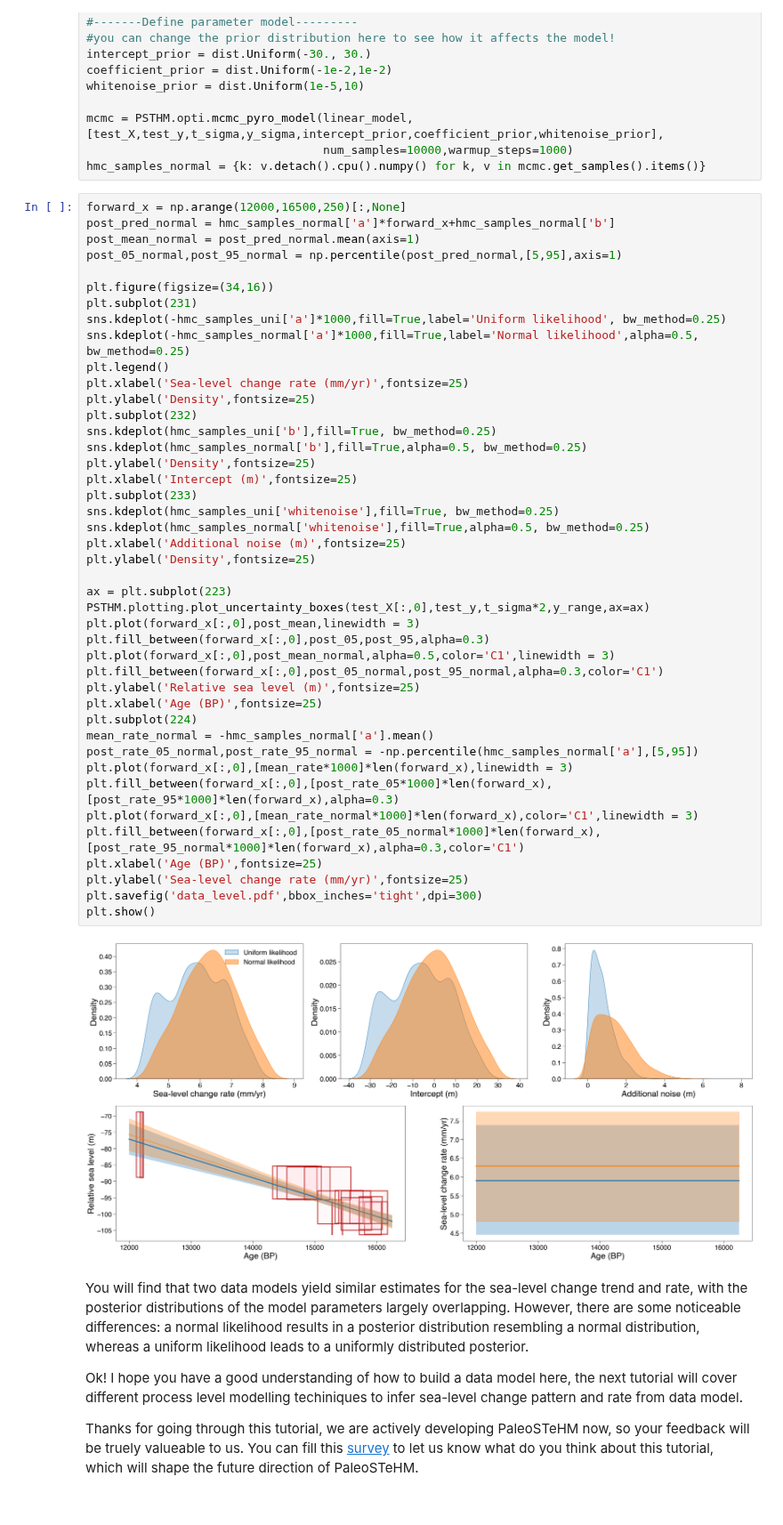
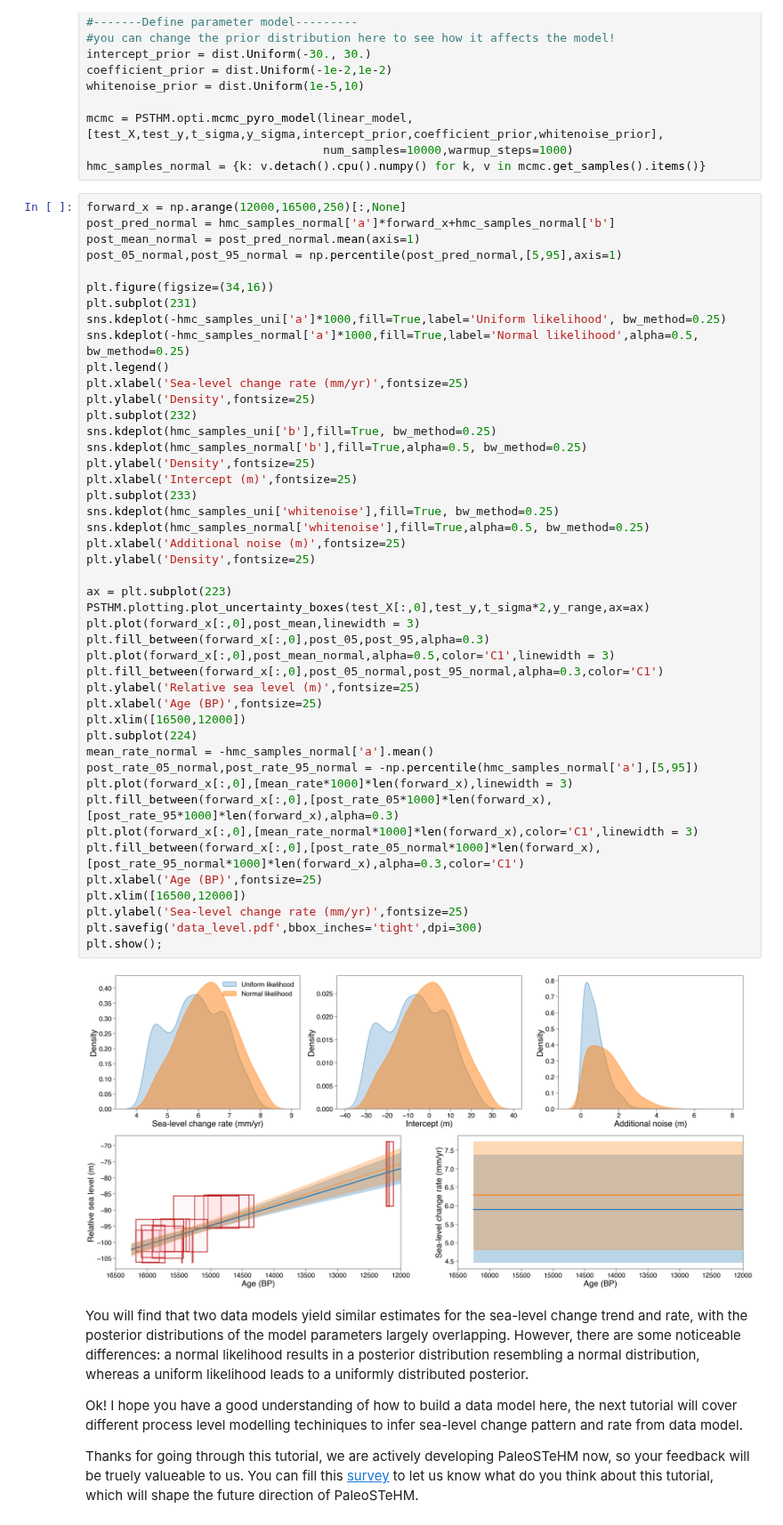
Before and after one commit to radical-collaboration/PaleoSTeHM, a Jupyter notebook: Tutorials/1.Introduction/1.Introduction.ipynb, the cells around one changed output. Shown at 89% size. Cells and saved outputs as stored; diff of their text form.

```diff
--- a/Tutorials/1.Introduction/1.Introduction.ipynb
+++ b/Tutorials/1.Introduction/1.Introduction.ipynb
@@ -321,35 +320,37 @@ plt.ylabel('Density',fontsize=25)
 plt.subplot(232)
 sns.kdeplot(hmc_samples_uni['b'],fill=True, bw_method=0.25)
 sns.kdeplot(hmc_samples_normal['b'],fill=True,alpha=0.5, bw_method=0.25)
 plt.ylabel('Density',fontsize=25)
 plt.xlabel('Intercept (m)',fontsize=25)
 plt.subplot(233)
 sns.kdeplot(hmc_samples_uni['whitenoise'],fill=True, bw_method=0.25)
 sns.kdeplot(hmc_samples_normal['whitenoise'],fill=True,alpha=0.5, bw_method=0.25)
 plt.xlabel('Additional noise (m)',fontsize=25)
 plt.ylabel('Density',fontsize=25)
 
 ax = plt.subplot(223)
 PSTHM.plotting.plot_uncertainty_boxes(test_X[:,0],test_y,t_sigma*2,y_range,ax=ax)
 plt.plot(forward_x[:,0],post_mean,linewidth = 3)
 plt.fill_between(forward_x[:,0],post_05,post_95,alpha=0.3)
 plt.plot(forward_x[:,0],post_mean_normal,alpha=0.5,color='C1',linewidth = 3)
 plt.fill_between(forward_x[:,0],post_05_normal,post_95_normal,alpha=0.3,color='C1')
 plt.ylabel('Relative sea level (m)',fontsize=25)
 plt.xlabel('Age (BP)',fontsize=25)
+plt.xlim([16500,12000])
 plt.subplot(224)
 mean_rate_normal = -hmc_samples_normal['a'].mean()
 post_rate_05_normal,post_rate_95_normal = -np.percentile(hmc_samples_normal['a'],[5,95])
 plt.plot(forward_x[:,0],[mean_rate*1000]*len(forward_x),linewidth = 3)
 plt.fill_between(forward_x[:,0],[post_rate_05*1000]*len(forward_x),[post_rate_95*1000]*len(forward_x),alpha=0.3)
 plt.plot(forward_x[:,0],[mean_rate_normal*1000]*len(forward_x),color='C1',linewidth = 3)
 plt.fill_between(forward_x[:,0],[post_rate_05_normal*1000]*len(forward_x),[post_rate_95_normal*1000]*len(forward_x),alpha=0.3,color='C1')
 plt.xlabel('Age (BP)',fontsize=25)
+plt.xlim([16500,12000])
 plt.ylabel('Sea-level change rate (mm/yr)',fontsize=25)
 plt.savefig('data_level.pdf',bbox_inches='tight',dpi=300)
-plt.show()
+plt.show();
 # %% [output]
-[figure, old version]
+[figure, new version]
 # %% [markdown]
 You will find that two data models yield similar estimates for the sea-level change trend and rate, with the posterior distributions of the model parameters largely overlapping. However, there are some noticeable differences: a normal likelihood results in a posterior distribution resembling a normal distribution, whereas a uniform likelihood leads to a uniformly distributed posterior.
 
```
Also changed, not shown: parts of 4 cells of this notebook, 7 other files.
